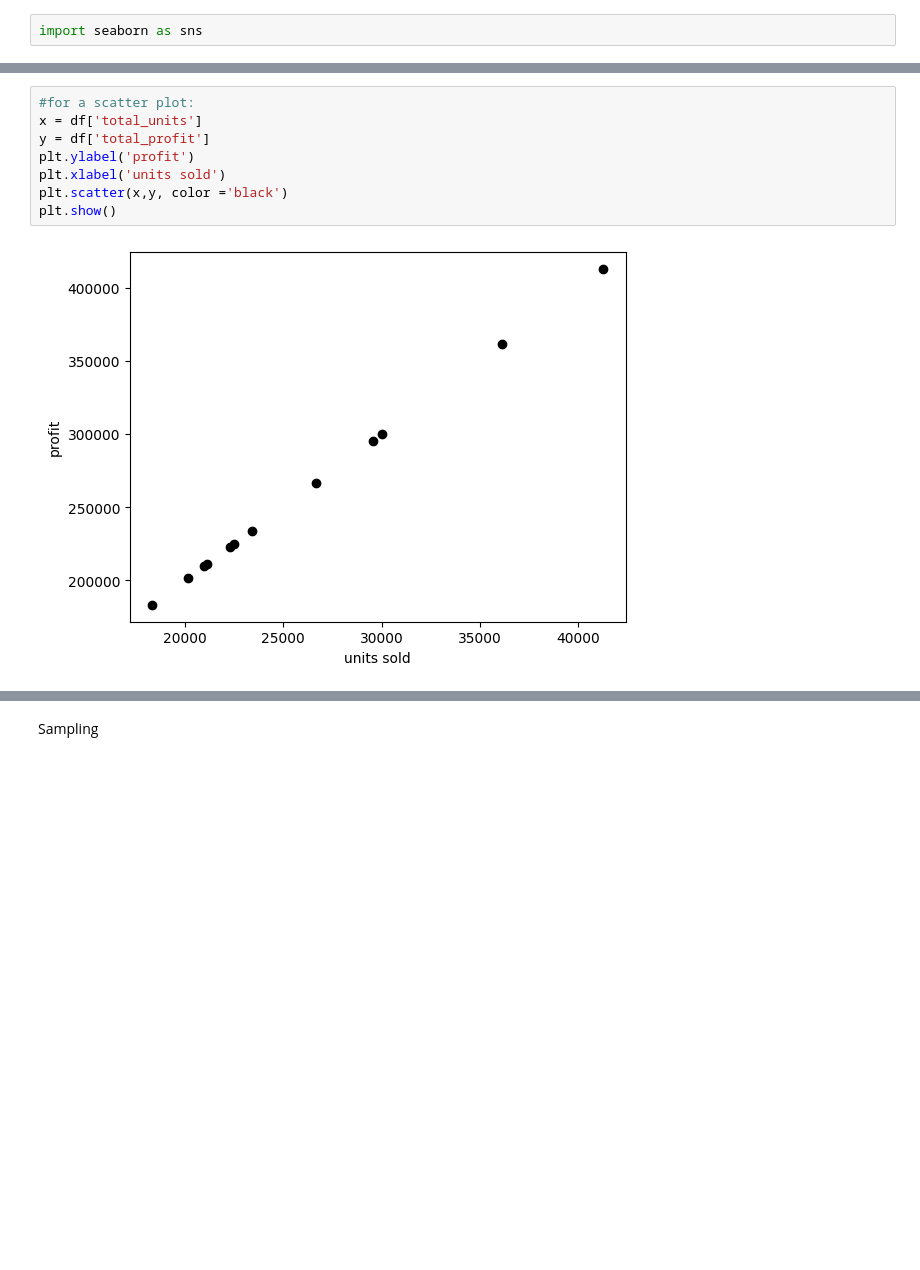
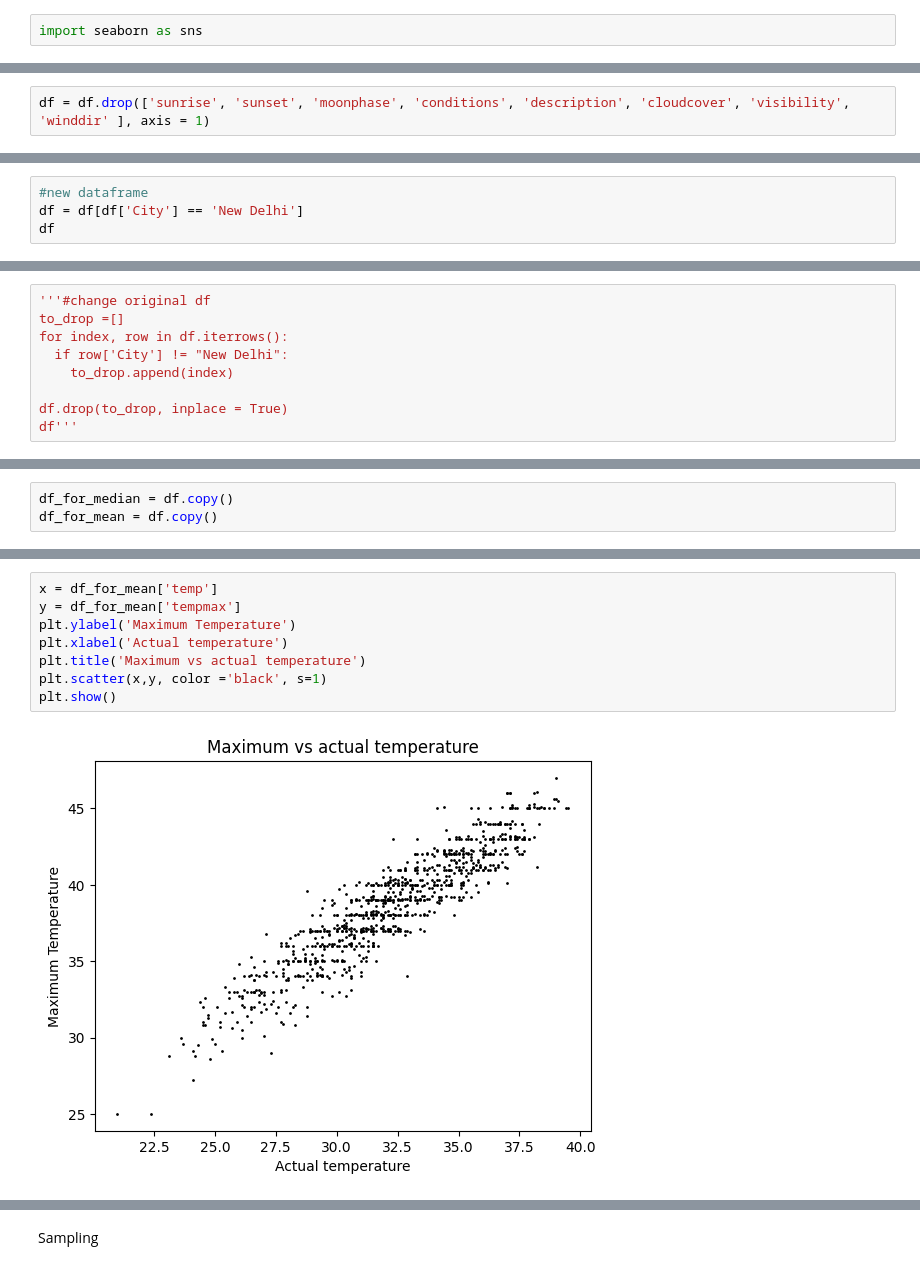
Before and after one commit to namita-ach/SDS-HW, a Jupyter notebook: Summary_statistics.ipynb, the cells around one changed output, grey strips where cells are left out. Drawn from its saved outputs; the diff is of its cells as text; blank space fills up the shorter version.

```diff
--- a/Summary_statistics.ipynb
+++ b/Summary_statistics.ipynb
@@ -310,0 +112,2 @@ import seaborn as sns
+# %%
+df = df.drop(['sunrise', 'sunset', 'moonphase', 'conditions', 'description', 'cloudcover', 'visibility', 'winddir' ], axis = 1)
@@ -310,0 +129,4 @@ import seaborn as sns
+# %%
+#new dataframe
+df = df[df['City'] == 'New Delhi']
+df
@@ -310,0 +147,9 @@ import seaborn as sns
+# %%
+'''#change original df
+to_drop =[]
+for index, row in df.iterrows():
+  if row['City'] != "New Delhi":
+    to_drop.append(index)
+
+df.drop(to_drop, inplace = True)
+df'''
@@ -310,0 +158,3 @@ import seaborn as sns
+# %%
+df_for_median = df.copy()
+df_for_mean = df.copy()
@@ -319,10 +412,10 @@ sns.heatmap(corr, cmap='PiYG')
 # %%
-#for a scatter plot:
-x = df['total_units']
-y = df['total_profit']
-plt.ylabel('profit')
-plt.xlabel('units sold')
-plt.scatter(x,y, color ='black')
+x = df_for_mean['temp']
+y = df_for_mean['tempmax']
+plt.ylabel('Maximum Temperature')
+plt.xlabel('Actual temperature')
+plt.title('Maximum vs actual temperature')
+plt.scatter(x,y, color ='black', s=1)
 plt.show()
 # %% [output]
-[figure, old version]
+[figure, new version]
```
Also changed, not shown: parts of 69 cells of this notebook.
